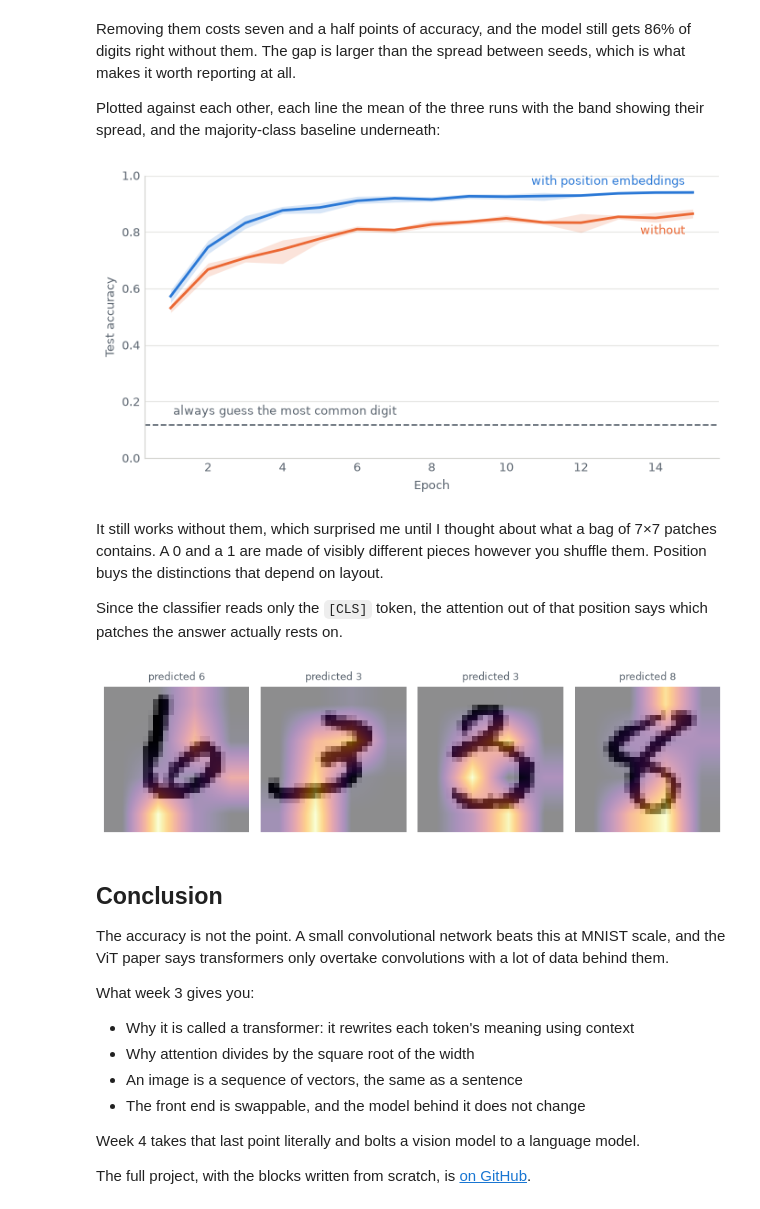
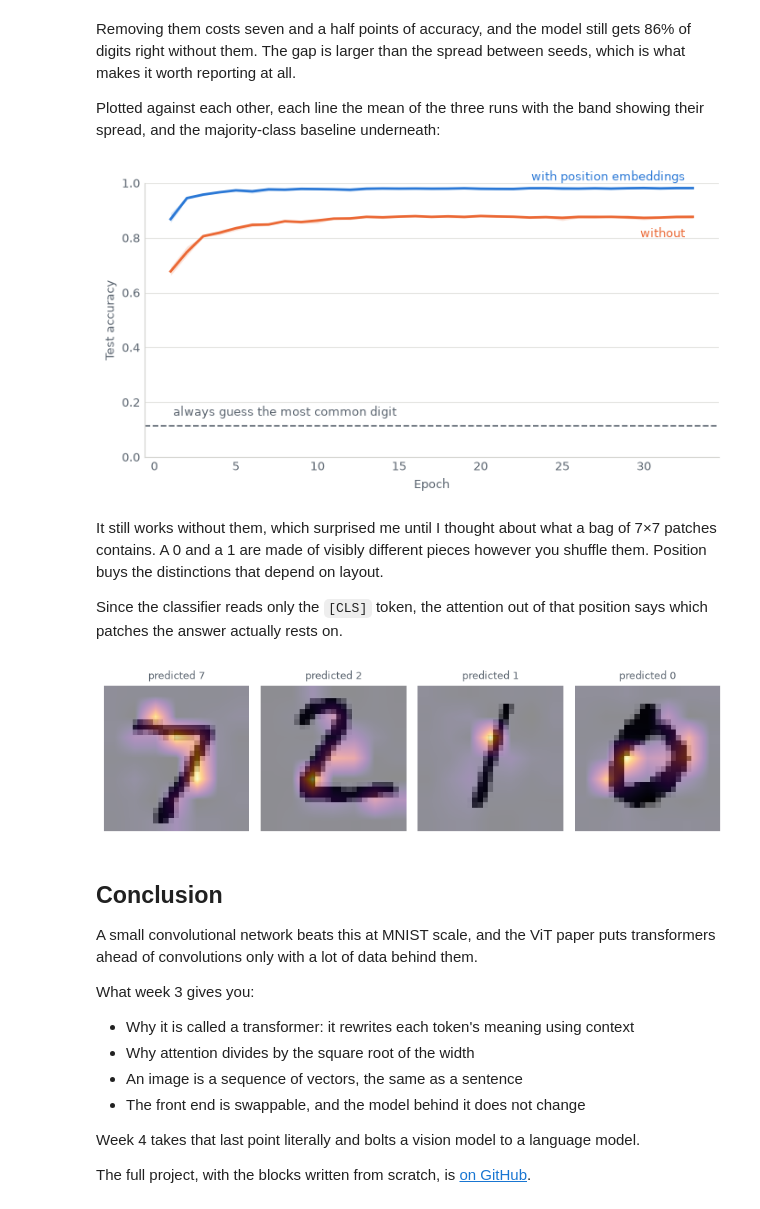
Before and after one commit to RoshBeed/roshbeed.github.io, a Jupyter notebook: posts/2026-06-22-vision-transformers/index.ipynb, the cells around one changed output. Drawn from its saved outputs; the diff is of its cells as text; code cells hidden in the pictures.

```diff
--- a/posts/2026-06-22-vision-transformers/index.ipynb
+++ b/posts/2026-06-22-vision-transformers/index.ipynb
@@ -225,22 +225,24 @@ import torch
 import torch.nn as nn
 from huggingface_hub import hf_hub_download
 
-# Re-running this page must reproduce it, so a result that shifts between runs would let
-# the prose and the output disagree. Torch's multithreaded CPU reductions add floats
-# in whatever order the threads finish in; over a training loop that compounds into a
-# different model. One thread makes the run reproducible.
-torch.set_num_threads(1)
+DEVICE = torch.device("mps" if torch.backends.mps.is_available() else "cpu")
 
-REVISION = "f705fed08827ff6c36e3b5329495c943a5e544e8"
-data = np.load(hf_hub_download("roshbeed/ai-residency-blog-data", "mnist/mnist-small.npz",
+REVISION = "6bbb59474efaf5edfb62408686909305dbd45335"
+data = np.load(hf_hub_download("roshbeed/ai-residency-blog-data", "mnist/mnist-full.npz",
                                repo_type="dataset", revision=REVISION))
 
-x_train = torch.from_numpy(data["x_train"]).float() / 255.0
-y_train = torch.from_numpy(data["y_train"]).long()
-x_test = torch.from_numpy(data["x_test"]).float() / 255.0
-y_test = torch.from_numpy(data["y_test"]).long()
+images = torch.from_numpy(data["x_train"]).float().div(255.0)
+labels = torch.from_numpy(data["y_train"]).long()
 
-PATCH = 7
+# The service holds out a fifth of the training set to decide when to stop, so the
+# test set is never used to choose a model, only to report one.
+split = int(0.8 * len(images))
+x_train, y_train = images[:split].to(DEVICE), labels[:split].to(DEVICE)
+x_val, y_val = images[split:].to(DEVICE), labels[split:].to(DEVICE)
+x_test = torch.from_numpy(data["x_test"]).float().div(255.0).to(DEVICE)
+y_test = torch.from_numpy(data["y_test"]).long().to(DEVICE)
+
+PATCH = 4
 PATCHES = (28 // PATCH) ** 2
 
 def patchify(images):
@@ -249,7 +251,7 @@ def patchify(images):
     tiles = images.unfold(1, PATCH, PATCH).unfold(2, PATCH, PATCH)
     return tiles.reshape(batch, PATCHES, PATCH * PATCH)
 
-baseline = torch.bincount(y_test).max().item() / len(y_test)
+baseline = torch.bincount(y_test.cpu()).max().item() / len(y_test)
 print(f"{len(x_train):,} training digits, each becoming {PATCHES} tokens of {PATCH * PATCH}")
 print(f"always guessing the most common digit: {baseline:.4f}")
 # %% [output]
@@ -261,7 +263,7 @@ One digit in nine, then. That is the floor.
 The model below is a patch projection, two encoder blocks and a classification head
 reading position zero.
 # %%
-DIM, HEADS, LAYERS = 64, 4, 2
+DIM, HEADS, LAYERS = 128, 8, 6
 
 class Block(nn.Module):
     def __init__(self):
@@ -394,15 +413,18 @@ showing their spread, and the majority-class baseline underneath:
 # %%
 #| label: fig-positions
 #| fig-cap: The same model with and without position embeddings. A bag of patches still says a lot about which digit it is; the layout is worth the rest.
-#| fig-alt: Two accuracy curves rising over fifteen epochs, each with a narrow shaded band around it showing the spread across three seeds. The curve with position embeddings settles above the one without and their bands do not overlap. Both sit far above a dashed baseline near the bottom.
+#| fig-alt: Two accuracy curves rising over the epochs each run took, each with a narrow shaded band around it showing the spread across three seeds. The curve with position embeddings settles above the one without and their bands do not overlap. Both sit far above a dashed baseline near the bottom.
 
-epochs = range(1, len(with_positions[0]) + 1)
+# Early stopping means the seeds stop at different epochs, so the band covers the
+# epochs every run reached rather than being padded out to the longest.
+shortest = min(len(run) for runs in (with_positions, without_positions) for run in runs)
+epochs = range(1, shortest + 1)
 fig, ax = figure(height=3.8)
 ax.axhline(baseline, color=MUTED, linewidth=1.2, linestyle="--")
 
 for runs, colour, label, offset in ((with_positions, COLOURS[0], "with position embeddings", 6),
                                     (without_positions, COLOURS[1], "without", -16)):
-    grid = np.array(runs)
+    grid = np.array([run[:shortest] for run in runs])
     ax.fill_between(epochs, grid.min(0), grid.max(0), color=colour, alpha=0.18, linewidth=0)
     ax.plot(epochs, grid.mean(0), color=colour, linewidth=2)
     ax.annotate(label, xy=(epochs[-1], grid.mean(0)[-1]), xytext=(-6, offset),
@@ -413,7 +435,7 @@ ax.set_ylim(0, 1.0)
 style_axes(ax, "Epoch", "Test accuracy")
 fig.tight_layout()
 # %% [output]
-[figure, old version]
+[figure, new version]
 # %% [markdown]
 It still works without them, which surprised me until I thought about what a bag of
 7×7 patches contains. A 0 and a 1 are made of visibly different pieces however you
@@ -424,31 +446,31 @@ position says which patches the answer actually rests on.
 # %%
 #| label: fig-attention
 #| fig-cap: Attention from the [CLS] token in the final block. Nothing in the loss says to look at the strokes.
-#| fig-alt: Four handwritten digits in a row, each with a coarse four-by-four heat overlay concentrated on the ink rather than the empty corners.
+#| fig-alt: Four handwritten digits in a row, each with a coarse seven-by-seven heat overlay concentrated on the ink rather than the empty corners.
 
 import matplotlib.pyplot as plt
 
 with torch.no_grad():
     logits, weights = model(x_test[:4], want_weights=True)
 
-cls_attention = weights[:, 0, 1:].reshape(-1, 4, 4)
+side = 28 // PATCH
+cls_attention = weights[:, 0, 1:].reshape(-1, side, side).cpu()
 
 fig, axes = plt.subplots(1, 4, figsize=(8.2, 2.4))
 for ax, image, attention, predicted in zip(axes, x_test[:4], cls_attention, logits.argmax(1)):
-    ax.imshow(image, cmap="gray_r")
+    ax.imshow(image.cpu(), cmap="gray_r")
     ax.imshow(attention, cmap="inferno", alpha=0.45, extent=(0, 28, 28, 0),
               interpolation="bilinear")
     ax.set_title(f"predicted {predicted.item()}", fontsize=9, color=MUTED, pad=6)
     ax.axis("off")
 fig.tight_layout()
 # %% [output]
-[figure, old version]
+[figure, new version]
 # %% [markdown]
 ## Conclusion
 
-The accuracy is not the point. A small convolutional network beats this at MNIST
-scale, and the ViT paper says transformers only overtake convolutions with a lot of
-data behind them.
+A small convolutional network beats this at MNIST scale, and the ViT paper puts
+transformers ahead of convolutions only with a lot of data behind them.
 
 What week 3 gives you:
 
```
Also changed, not shown: parts of 6 cells of this notebook.
